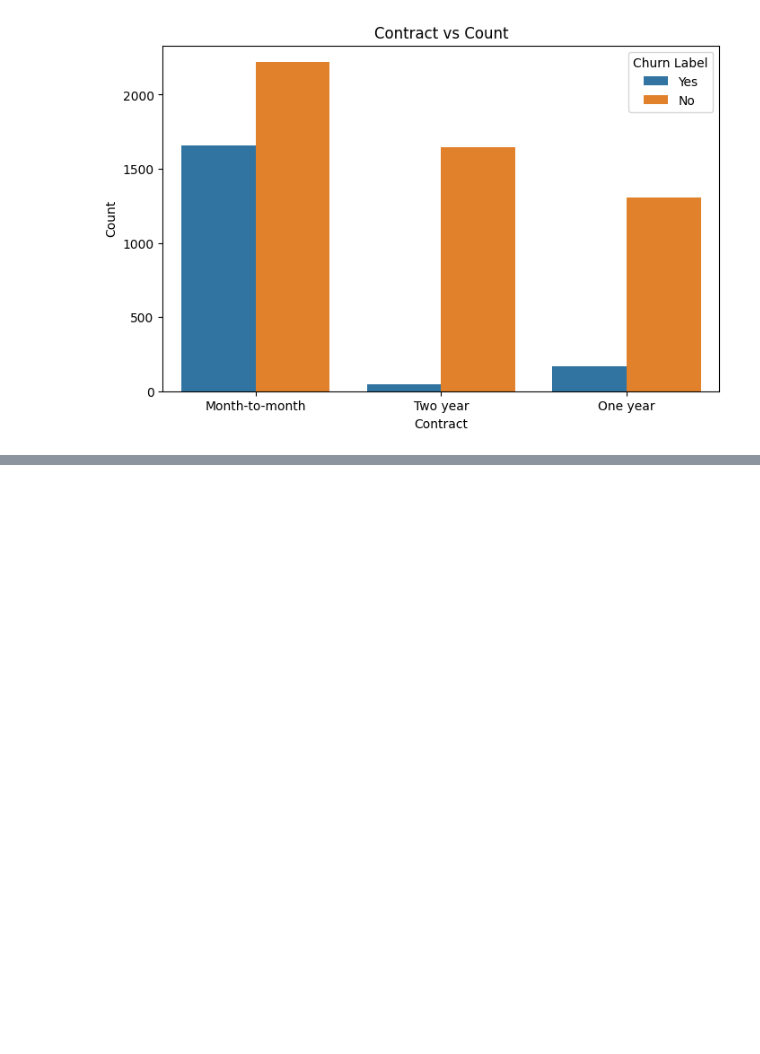
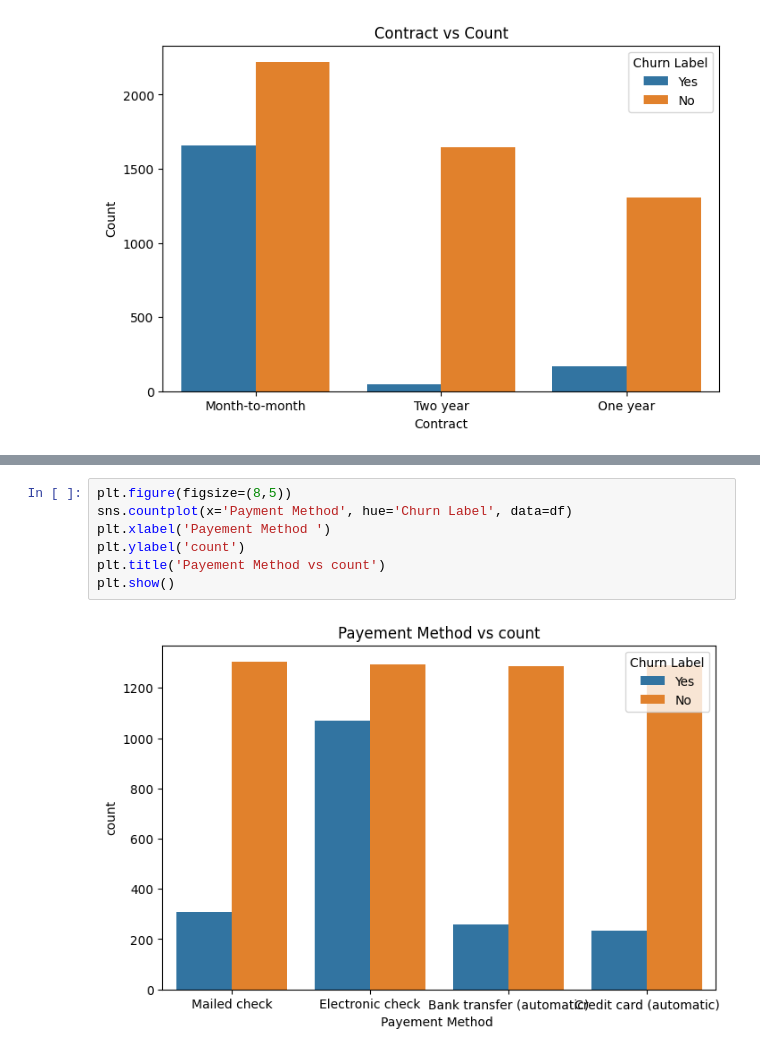
Before and after one commit to aayushdalal/ChurnPredictionMLproject, a Jupyter notebook: notebooks/ChurnEDA.ipynb, the cells around one changed output, grey strips where cells are left out. Saved outputs shown, nothing was run; the diff lists cells and outputs as text; blank space fills up the shorter version.

```diff
--- a/notebooks/ChurnEDA.ipynb
+++ b/notebooks/ChurnEDA.ipynb
@@ -168,0 +383,9 @@ plt.show()
+# %%
+plt.figure(figsize=(8,5))
+sns.countplot(x='Payment Method', hue='Churn Label', data=df)
+plt.xlabel('Payement Method ')
+plt.ylabel('count')
+plt.title('Payement Method vs count')
+plt.show()
+# %% [output]
+[figure, added]
```
Also changed, not shown: parts of 47 cells of this notebook, 1 other file.
